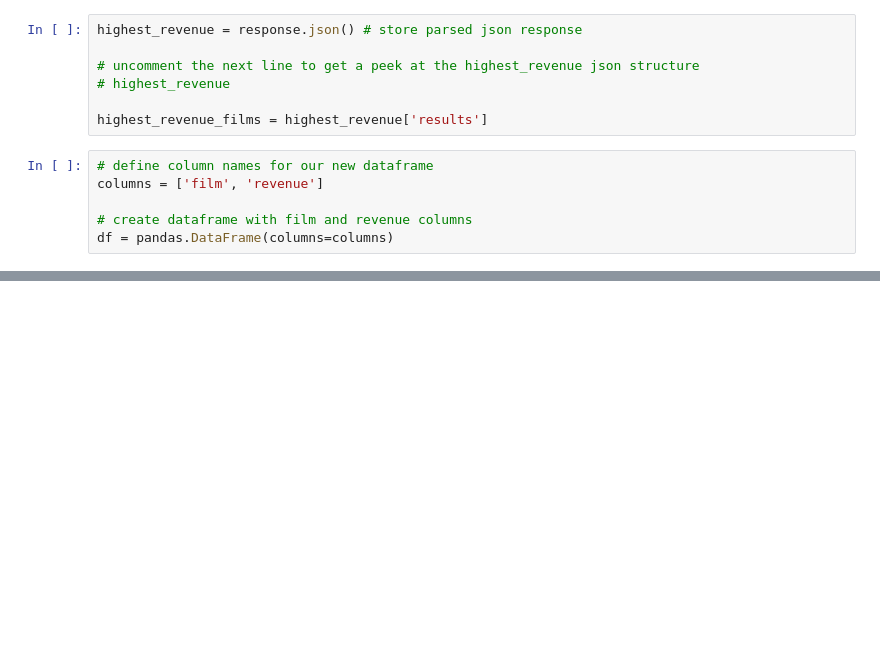
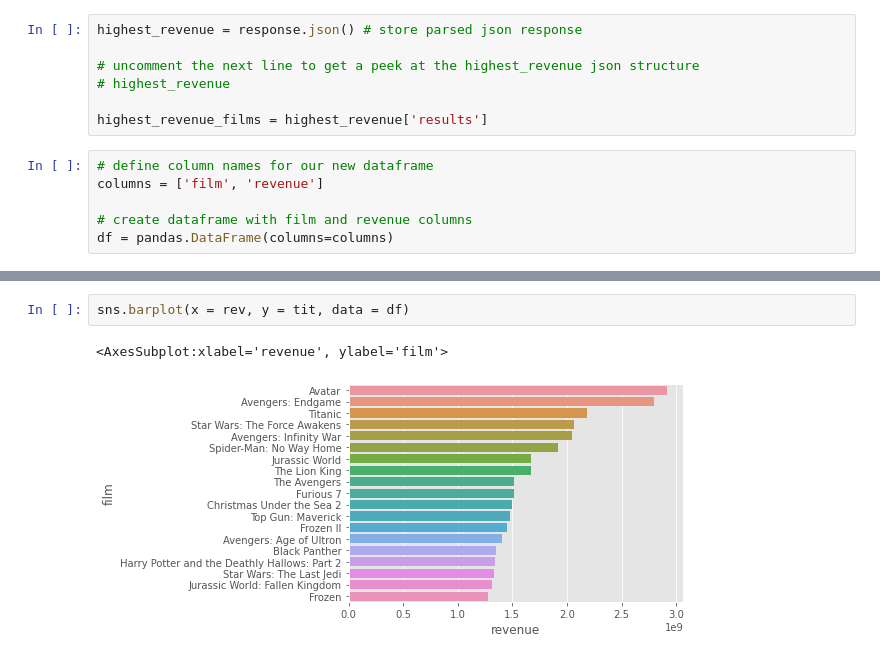
Before and after one commit to adriancabalo/CCIC_DS1, a Jupyter notebook: ActionMovies2.ipynb, the cells around one changed output, grey strips where cells are left out. Cells and saved outputs as stored; diff of their text form; blank space fills up the shorter version.

```diff
--- a/ActionMovies2.ipynb
+++ b/ActionMovies2.ipynb
@@ -53,0 +87,5 @@ AttributeError: 'bool' object has no attribute 'all'
+# %%
+sns.barplot(x = rev, y = tit, data = df)
+# %% [output]
+<AxesSubplot:xlabel='revenue', ylabel='film'>
+[figure, added]
```
Also changed, not shown: parts of 8 cells of this notebook, 1 other file.
